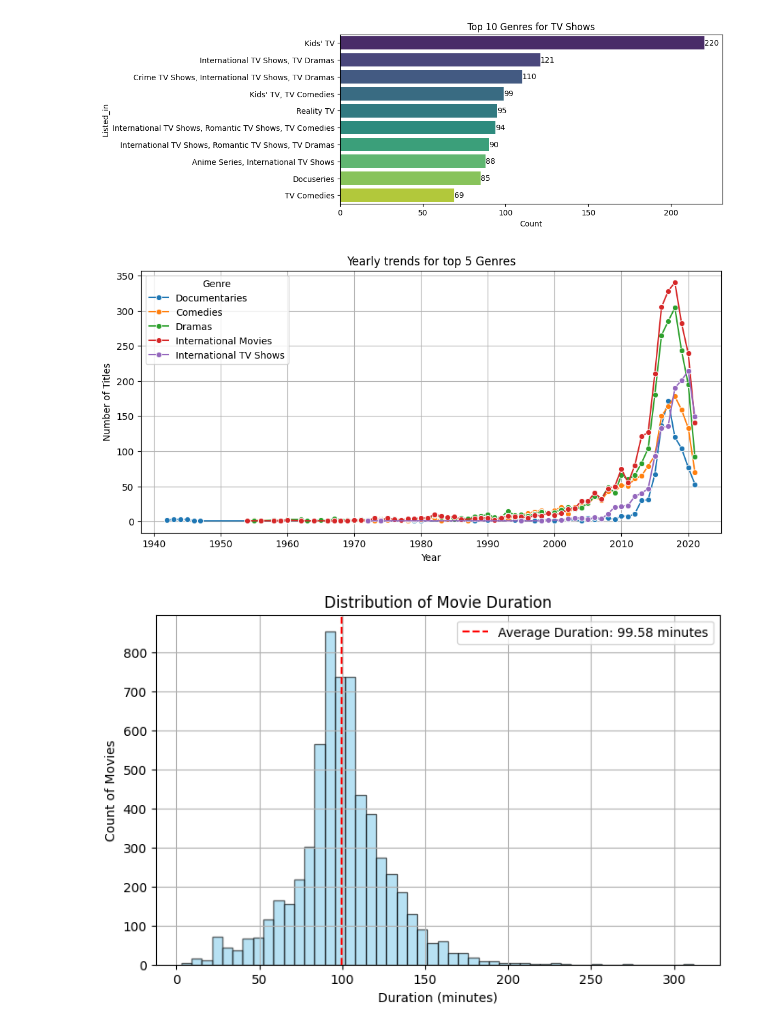
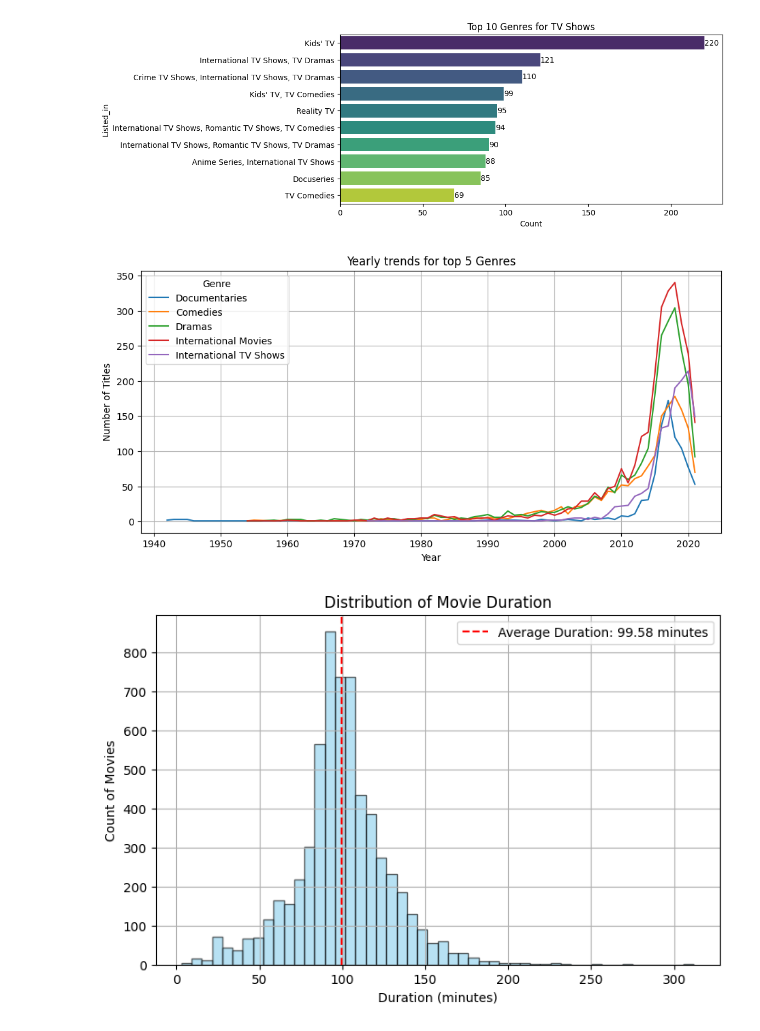
Before and after one commit to DarrenChooo/netflix_data, a Jupyter notebook: netflix.ipynb, the cells around one changed output. Saved outputs shown, nothing was run; the diff lists cells and outputs as text; code cells hidden in the pictures.

```diff
--- a/netflix.ipynb
+++ b/netflix.ipynb
@@ -276,35 +274,35 @@ def plot_yearly_genre_trends(data, top_n_genres):
 
     # Filter out rows without a valid release year
     data = data.dropna(subset=['release_year'])
 
     # Split and explode genres
     data = data.copy()
     data['listed_in'] = data['listed_in'].str.split(', ')
     exploded_data = data.explode('listed_in')
 
     # Group by release year and genre, then count occurrences
     genre_trends = exploded_data.groupby(['release_year', 'listed_in']).size().reset_index(name='count')
 
     # Find the top N genres
     top_genres = exploded_data['listed_in'].value_counts().head(top_n_genres).index
 
     # Filter the trends data to include only the top genres
     filtered_trends = genre_trends[genre_trends['listed_in'].isin(top_genres)]
 
     # Plot the data
     plt.figure(figsize=(11, 5))
-    sns.lineplot(data=filtered_trends, x='release_year', y='count', hue='listed_in', marker='o', palette='tab10')
+    sns.lineplot(data=filtered_trends, x='release_year', y='count', hue='listed_in', palette='tab10')
     plt.title(f'Yearly trends for top {top_n_genres} Genres')
     plt.xlabel('Year')
     plt.ylabel('Number of Titles')
     plt.legend(title='Genre')
     plt.grid(True)
     plt.show()
 
 # Line chart for yearly trends for the top 5 genres
 plot_yearly_genre_trends(df, top_n_genres=5)
 # %% [output]
-[figure, old version]
+[figure, new version]
 # %%
 import numpy as np
 
```
Also changed, not shown: parts of 3 cells of this notebook, 1 other file.
